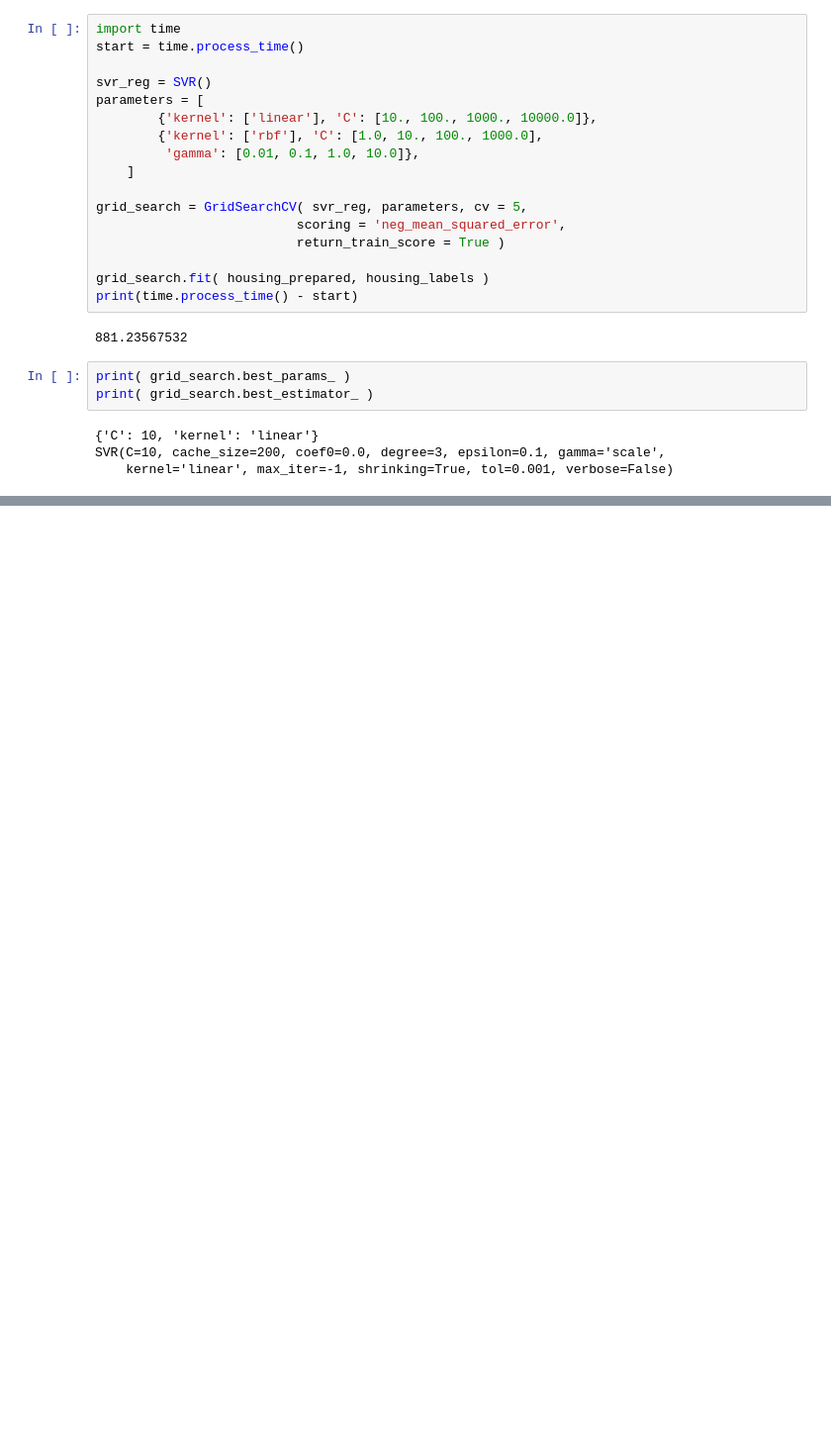
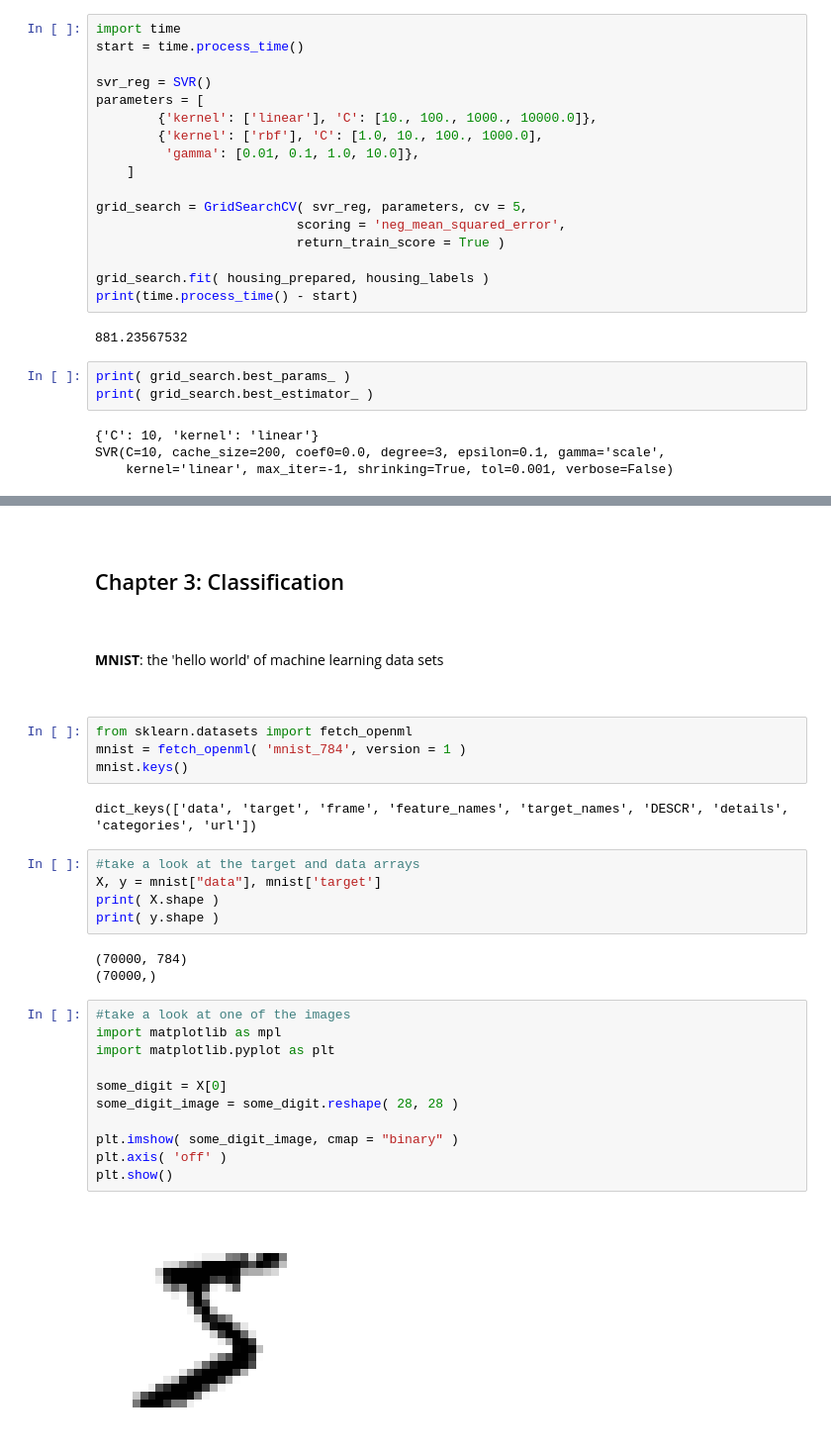
Before and after one commit to SmilodonCub/ReadingLearningTinkering, a Jupyter notebook: ML_wSKLKTF/HandsOn_ML_notes.ipynb, the cells around one changed output, grey strips where cells are left out. Shown at 99% size. Drawn from its saved outputs; the diff is of its cells as text; blank space fills up the shorter version.

Commit message:
Classification

```diff
--- a/ML_wSKLKTF/HandsOn_ML_notes.ipynb
+++ b/ML_wSKLKTF/HandsOn_ML_notes.ipynb
@@ -902,0 +900,37 @@ SVR(C=10, cache_size=200, coef0=0.0, degree=3, epsilon=0.1, gamma='scale',
+# %% [markdown]
+<br>
+
+## Chapter 3: Classification
+
+<br>
+# %% [markdown]
+**MNIST**: the 'hello world' of machine learning data sets
+
+<br>
+# %%
+from sklearn.datasets import fetch_openml
+mnist = fetch_openml( 'mnist_784', version = 1 )
+mnist.keys()
+# %% [output]
+dict_keys(['data', 'target', 'frame', 'feature_names', 'target_names', 'DESCR', 'details', 'categories', 'url'])
+# %%
+#take a look at the target and data arrays
+X, y = mnist["data"], mnist['target']
+print( X.shape )
+print( y.shape )
+# %% [output]
+(70000, 784)
+(70000,)
+# %%
+#take a look at one of the images
+import matplotlib as mpl
+import matplotlib.pyplot as plt
+
+some_digit = X[0]
+some_digit_image = some_digit.reshape( 28, 28 )
+
+plt.imshow( some_digit_image, cmap = "binary" )
+plt.axis( 'off' )
+plt.show()
+# %% [output]
+[figure, added]
```
Also changed, not shown: parts of 49 cells of this notebook.
